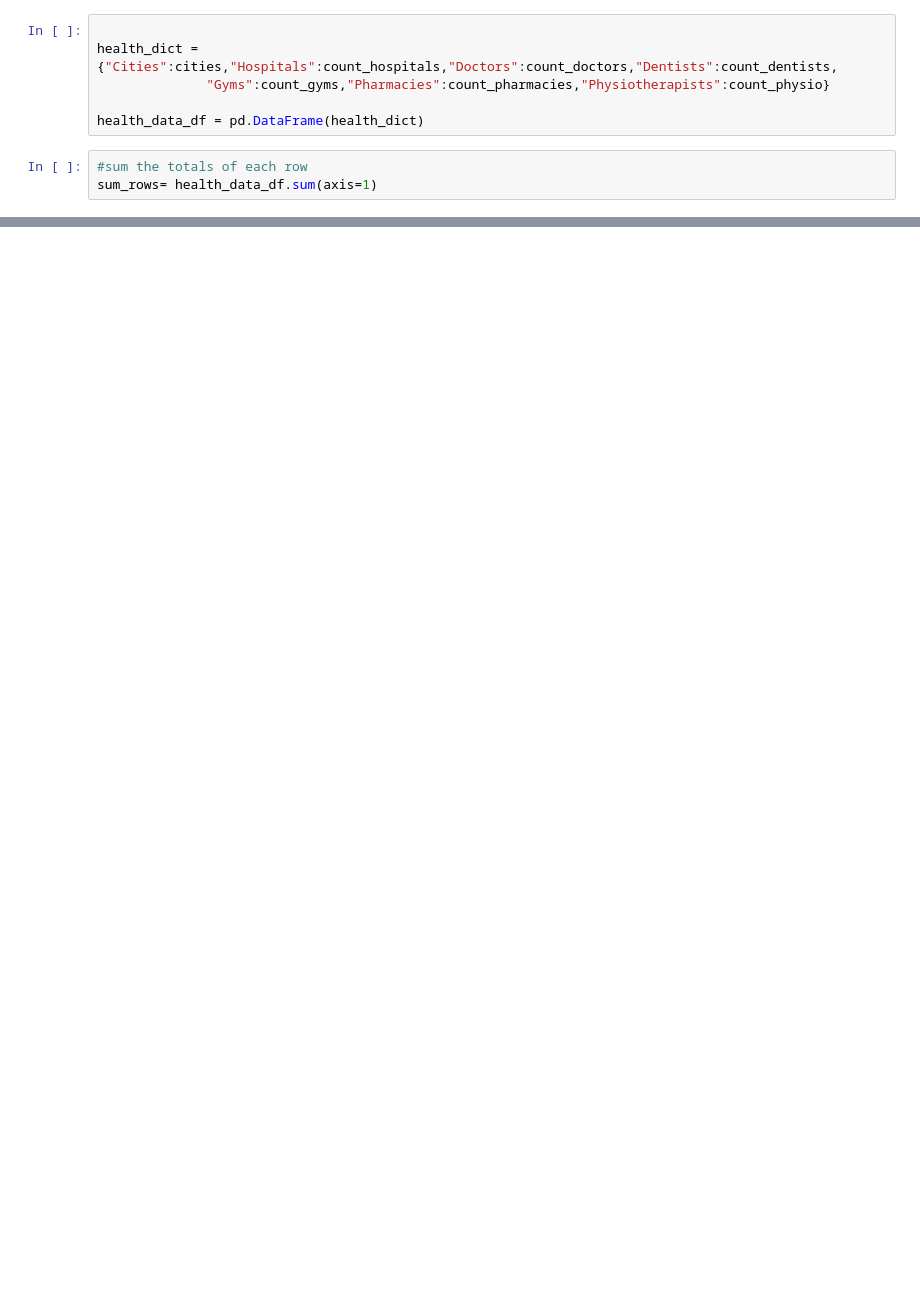
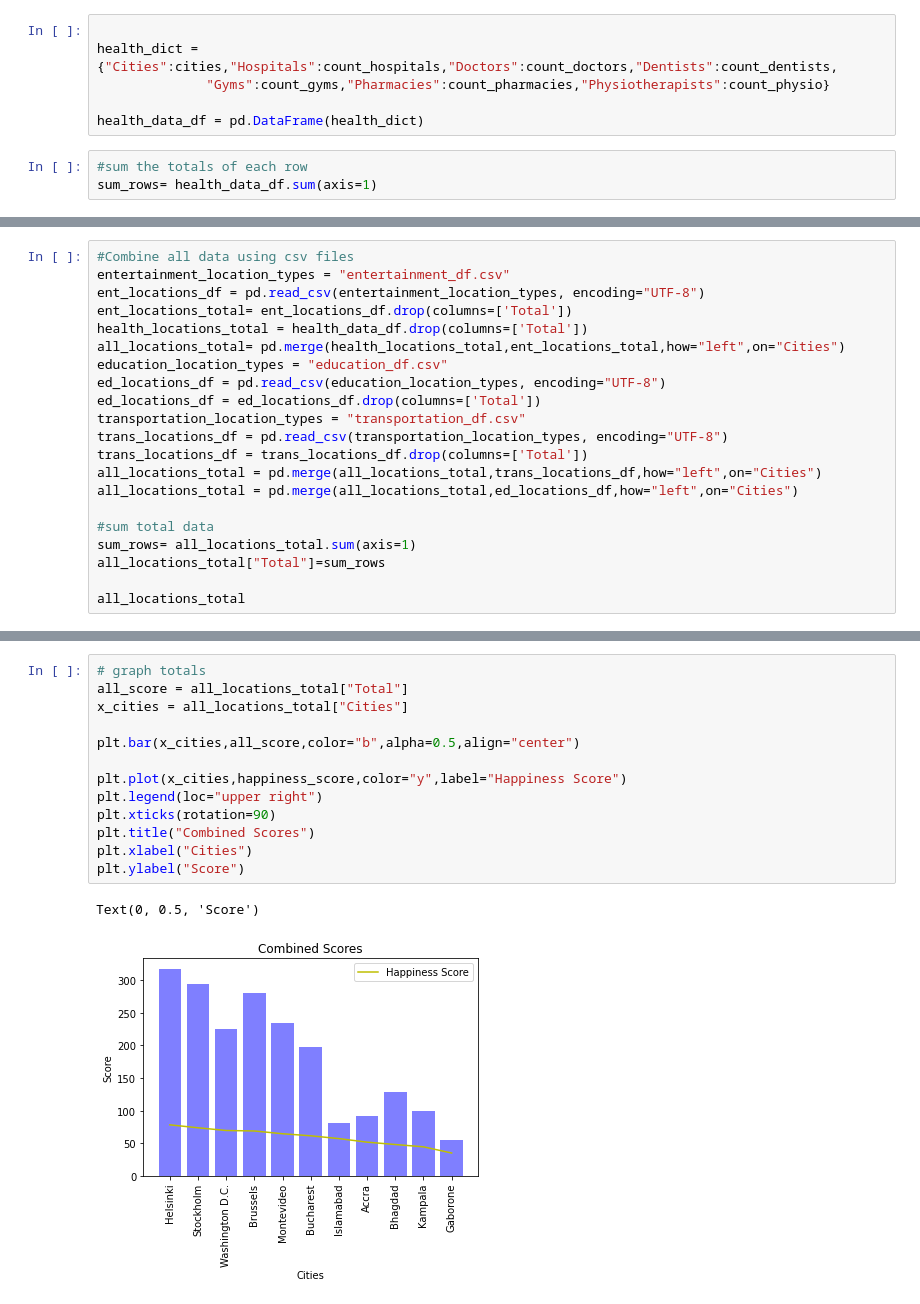
Before and after one commit to jamalabdi100/project1-1, a Jupyter notebook: Health_locations.ipynb, the cells around one changed output, grey strips where cells are left out. Cells and saved outputs as stored; diff of their text form; blank space fills up the shorter version.

```diff
--- a/Health_locations.ipynb
+++ b/Health_locations.ipynb
@@ -184,0 +185,21 @@ Text(0, 0.5, 'Score')
+# %%
+#Combine all data using csv files
+entertainment_location_types = "entertainment_df.csv"
+ent_locations_df = pd.read_csv(entertainment_location_types, encoding="UTF-8")
+ent_locations_total= ent_locations_df.drop(columns=['Total'])
+health_locations_total = health_data_df.drop(columns=['Total'])
+all_locations_total= pd.merge(health_locations_total,ent_locations_total,how="left",on="Cities")
+education_location_types = "education_df.csv"
+ed_locations_df = pd.read_csv(education_location_types, encoding="UTF-8")
+ed_locations_df = ed_locations_df.drop(columns=['Total'])
+transportation_location_types = "transportation_df.csv"
+trans_locations_df = pd.read_csv(transportation_location_types, encoding="UTF-8")
+trans_locations_df = trans_locations_df.drop(columns=['Total'])
+all_locations_total = pd.merge(all_locations_total,trans_locations_df,how="left",on="Cities")
+all_locations_total = pd.merge(all_locations_total,ed_locations_df,how="left",on="Cities")
+
+#sum total data
+sum_rows= all_locations_total.sum(axis=1)
+all_locations_total["Total"]=sum_rows
+
+all_locations_total
@@ -184,0 +220,16 @@ Text(0, 0.5, 'Score')
+# %%
+# graph totals
+all_score = all_locations_total["Total"]
+x_cities = all_locations_total["Cities"]
+
+plt.bar(x_cities,all_score,color="b",alpha=0.5,align="center")
+
+plt.plot(x_cities,happiness_score,color="y",label="Happiness Score")
+plt.legend(loc="upper right")
+plt.xticks(rotation=90)
+plt.title("Combined Scores")
+plt.xlabel("Cities")
+plt.ylabel("Score")
+# %% [output]
+Text(0, 0.5, 'Score')
+[figure, added]
```
Also changed, not shown: parts of 9 cells of this notebook, 5 other files.
